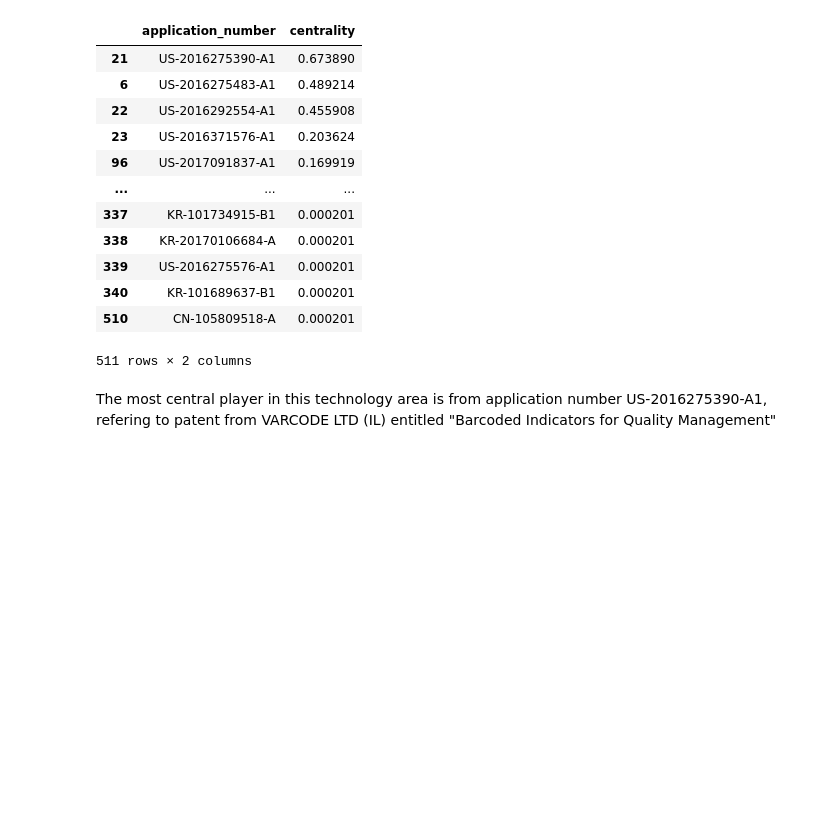
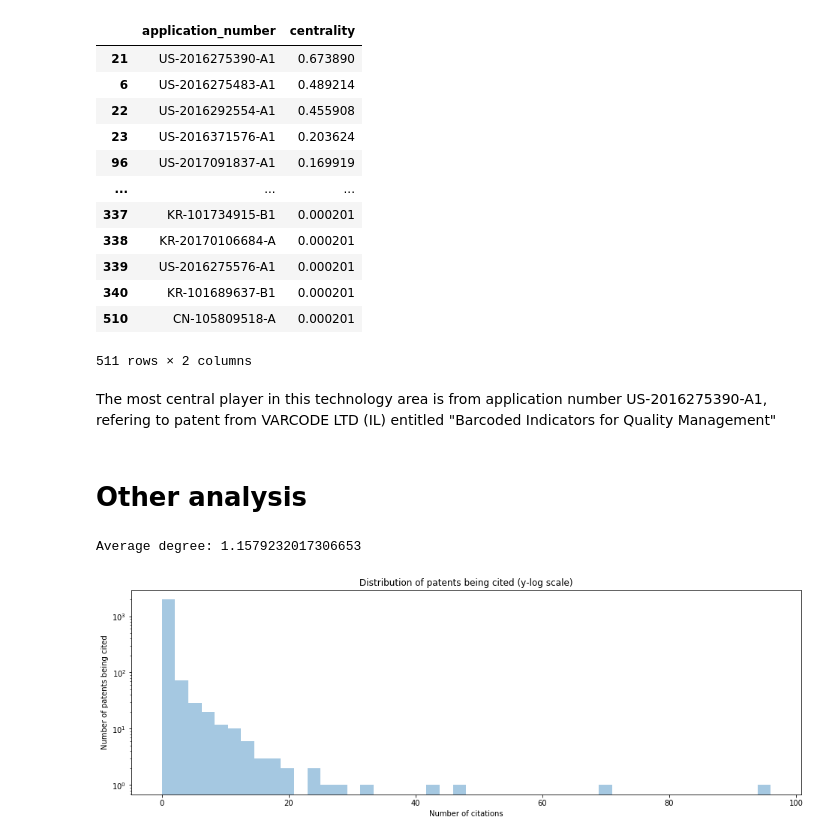
Before and after one commit to wvmrtn/data-science-in-practice, a Jupyter notebook: PS3/main_ps3.ipynb, the cells around one changed output. Saved outputs shown, nothing was run; the diff lists cells and outputs as text; code cells hidden in the pictures; blank space fills up the shorter version.

```diff
--- a/PS3/main_ps3.ipynb
+++ b/PS3/main_ps3.ipynb
@@ -202,3 +205,21 @@ centrality
 511 rows × 2 columns
 # %% [markdown]
 The most central player in this technology area is from application number US-2016275390-A1, refering to patent from VARCODE LTD (IL) entitled "Barcoded Indicators for Quality Management"
+# %% [markdown]
+# Other analysis
+# %%
+# average degree
+print('Average degree: {}'.format(G.order()/G.size()))
+# %% [output]
+Average degree: 1.1579232017306653
+# %%
+# mind the log scale on the y-axis
+in_degree_dist = dict(G.in_degree).values()
+fig, ax = plt.subplots(figsize = (16, 5))
+sns.distplot(list(in_degree_dist), kde = False)
+ax.set_xlabel('Number of citations')
+ax.set_ylabel('Number of patents being cited')
+ax.set_title('Distribution of patents being cited (y-log scale)')
+ax.set_yscale('log')
+# %% [output]
+[figure, added]
```
Also changed, not shown: parts of 2 cells of this notebook.
